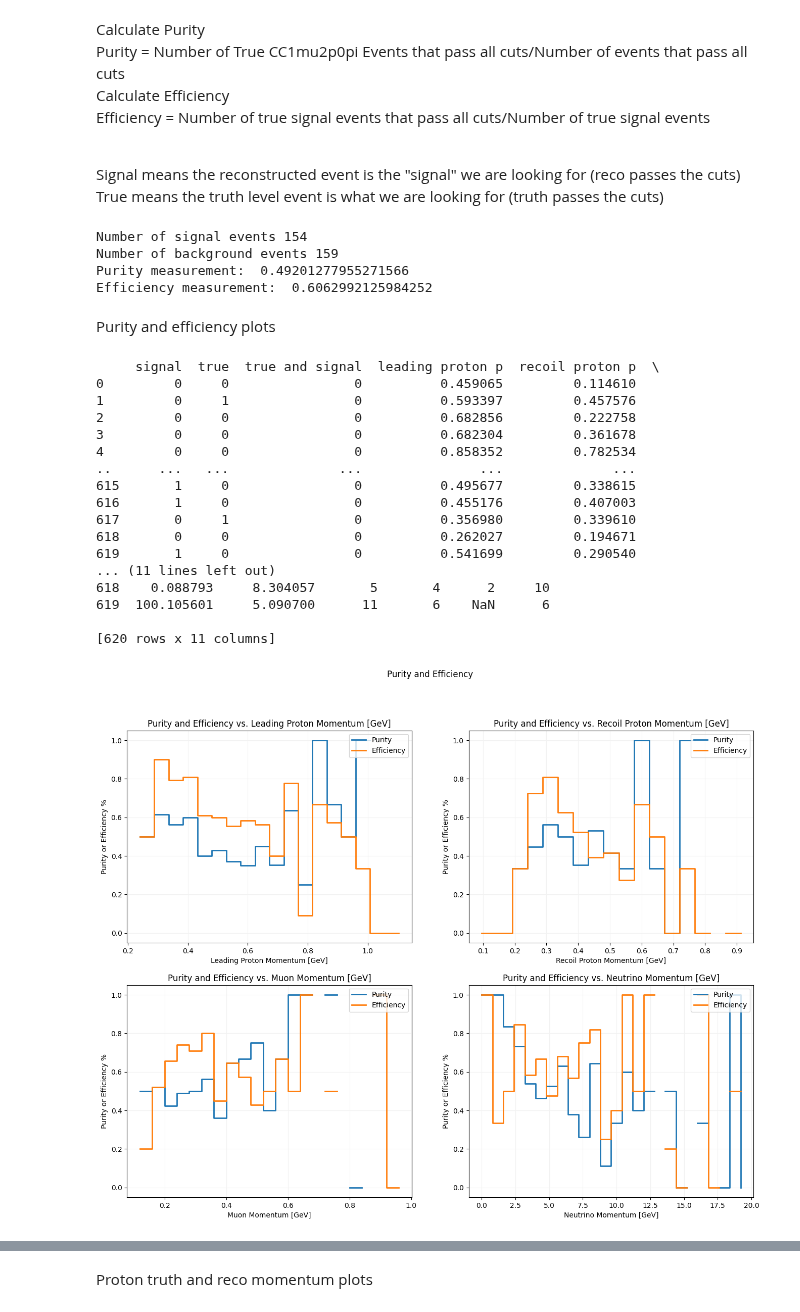
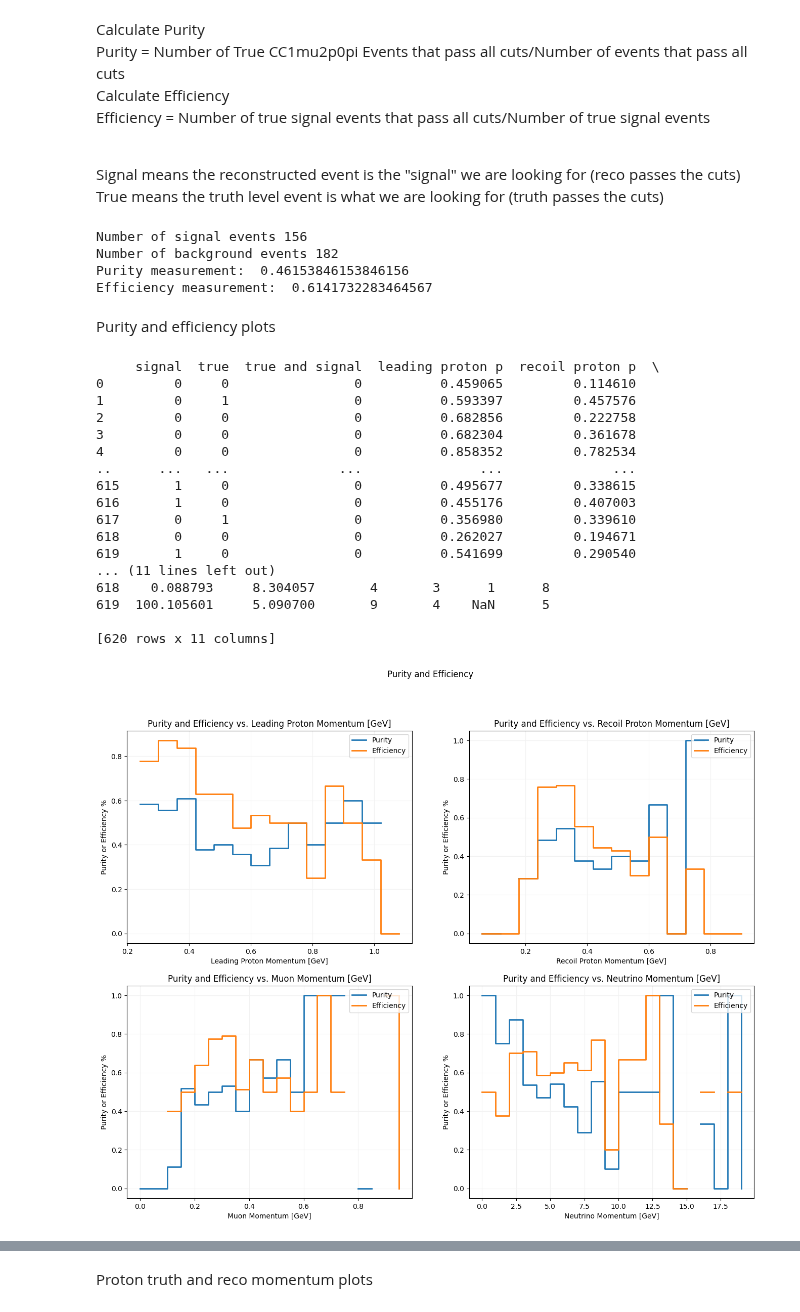
Before and after one commit to ZaeMoore/2x2_CAF, a Jupyter notebook: purity_efficiency/purity_efficiency.ipynb, the cells around one changed output, grey strips where cells are left out. Saved outputs shown, nothing was run; the diff lists cells and outputs as text; code cells hidden in the pictures.

```diff
--- a/purity_efficiency/purity_efficiency.ipynb
+++ b/purity_efficiency/purity_efficiency.ipynb
@@ -40,16 +40,16 @@ def reco_cuts(pdg, p, x_end, y_end, z_end):
     npions = 0
 
     for part in range(len(pdg)):
-        if pdg[part] == 2212 and p[part] <= 1.0 and p[part] > 0.2:
+        if pdg[part] == 2212: #and p[part] <= 1.0 and p[part] > 0.3: #0.2
             if is_contained(x_end[part], y_end[part], z_end[part]):
                 nprotons += 1
         if pdg[part] == 13 or pdg[part] == -13:
-            if p[part] >= 0.15:
+            if p[part] >= 0.0:
                 nmuons += 1
         if pdg[part] == 111 or pdg[part] == 211 or pdg[part] == -211:
             npions += 1
 
-    if nprotons == 2 and nmuons == 1 and npions == 0:
+    if nprotons == 2 and nmuons == 1 and npions == 0: #and len(pdg) == 3:
         return 1
     else:
         return 0
@@ -276,16 +276,17 @@ print("Purity measurement: ", purity)
 efficiency = sum(true_signal_event)/sum(true_event)
 print("Efficiency measurement: ", efficiency)
 # %% [output]
-Number of signal events 154
-Number of background events 159
-Purity measurement:  0.49201277955271566
-Efficiency measurement:  0.6062992125984252
+Number of signal events 156
+Number of background events 182
+Purity measurement:  0.46153846153846156
+Efficiency measurement:  0.6141732283464567
 # %% [markdown]
 Purity and efficiency plots
 # %%
 data = {'signal': signal_event, 'true': true_event, 'true and signal': true_signal_event, 'leading proton p': leading_p_p, 'recoil proton p': recoil_p_p, 'muon p': muon_p, 'nu momentum': true_nu_momentum}
 df = pd.DataFrame(data=data)
 
+#Save purity and efficiency values
 purity_vals_lpp = []
 purity_vals_rpp = []
 purity_vals_mu = []
@@ -295,29 +296,39 @@ eff_vals_rpp = []
 eff_vals_mu = []
 eff_vals_nu = []
 
+#For significance plot
+signal_lpp = []
+signal_rpp = []
+signal_mu = []
+signal_nu = []
+background_lpp = []
+background_rpp = []
+background_mu = []
+background_nu = []
+
 #Leading proton momentum binning
-nbins_lpp = 25
+nbins_lpp = 20
 hist_lpp, bin_edges_lpp = np.histogram(leading_p_p, bins=nbins_lpp, range=(0,1.2)) #Create bins based on leading proton momentum
 labels_lpp = np.arange(0, nbins_lpp) #Label each bin numerically for leading proton momentum
 
 df['bin lpp'] = pd.cut(df['leading proton p'], bins=bin_edges_lpp, labels=labels_lpp) #Create a column in df defining the number bin each event is in based on leading proton momentum
 
 #Recoil proton momentum binning
-nbins_rpp = 25
+nbins_rpp = 20
 hist_rpp, bin_edges_rpp = np.histogram(recoil_p_p, bins=nbins_rpp, range=(0,1.2)) #Create bins based on recoil proton momentum
 labels_rpp = np.arange(0, nbins_rpp) #Label each bin numerically for recoil proton momentum
 
 df['bin rpp'] = pd.cut(df['recoil proton p'], bins=bin_edges_rpp, labels=labels_rpp) #Create a column in df defining the number bin each event is in based on recoil proton momentum
 
 #Muon momentum binning
-nbins_mu = 25
+nbins_mu = 20
 hist_mu, bin_edges_mu = np.histogram(muon_p, bins=nbins_mu, range=(0,1.0)) #Create bins based on recoil proton momentum
 labels_mu = np.arange(0, nbins_mu) #Label each bin numerically for recoil proton momentum
 
 df['bin mu'] = pd.cut(df['muon p'], bins=bin_edges_mu, labels=labels_mu) #Create a column in df defining the number bin each event is in based on recoil proton momentum
 
 #Neutrino energy binning
-nbins_nu = 25
+nbins_nu = 20
 hist_nu, bin_edges_nu = np.histogram(true_nu_momentum, bins=nbins_nu, range=(0,20)) #Create bins based on true neutrino energy
 labels_nu = np.arange(0, nbins_nu) #Label each bin numerically for true neutrino energy
 
@@ -332,6 +343,9 @@ for i in labels_lpp:
     signal_bin = np.array(df_bin['signal'])
     true_signal_bin = np.array(df_bin['true and signal'])
     true_bin = np.array(df_bin['true'])
+
+    signal_lpp.append(sum(signal_bin))
+    background_lpp.append(sum(signal_bin) - sum(true_signal_bin))
 
     if sum(signal_bin) == 0:
         purity_vals_lpp.append(np.nan)
@@ -351,6 +365,9 @@ for i in labels_rpp:
     true_signal_bin = np.array(df_bin['true and signal'])
     true_bin = np.array(df_bin['true'])
 
+    signal_rpp.append(sum(signal_bin))
+    background_rpp.append(sum(signal_bin) - sum(true_signal_bin))
+
     if sum(signal_bin) == 0:
         purity_vals_rpp.append(np.nan)
     else:
@@ -368,6 +385,9 @@ for i in labels_mu:
     signal_bin = np.array(df_bin['signal'])
     true_signal_bin = np.array(df_bin['true and signal'])
     true_bin = np.array(df_bin['true'])
+
+    signal_mu.append(sum(signal_bin))
+    background_mu.append(sum(signal_bin) - sum(true_signal_bin))
 
     if sum(signal_bin) == 0:
         purity_vals_mu.append(np.nan)
@@ -387,6 +407,9 @@ for i in labels_nu:
     true_signal_bin = np.array(df_bin['true and signal'])
     true_bin = np.array(df_bin['true'])
 
+    signal_nu.append(sum(signal_bin))
+    background_nu.append(sum(signal_bin) - sum(true_signal_bin))
+
     if sum(signal_bin) == 0:
         purity_vals_nu.append(np.nan)
     else:
@@ -397,67 +420,70 @@ for i in labels_nu:
     else:
         eff_vals_nu.append(sum(true_signal_bin)/sum(true_bin))
 
-
+#Delete the last bin value because we are plotting each step from the leftmost bin edge
+lpp_values = np.delete(bin_edges_lpp, nbins_lpp)
+rpp_values = np.delete(bin_edges_rpp, nbins_rpp)
+mu_values = np.delete(bin_edges_mu, nbins_mu)
+nu_values = np.delete(bin_edges_nu, nbins_nu)
 
 #Purity and Efficiency Plots
 fig, ax = plt.subplots(2, 2, figsize=(16,12))
 fig.suptitle('Purity and Efficiency')
 #Plot purity and efficiency vs. leading proton momentum
-#Delete the last bin value because we are plotting each step from the leftmost bin edge
-ax[0,0].step(np.delete(bin_edges_lpp, nbins_lpp), purity_vals_lpp, where='post', label='Purity', linewidth='2')
-ax[0,0].step(np.delete(bin_edges_lpp, nbins_lpp), eff_vals_lpp, where='post', label='Efficiency', linewidth='2')
+ax[0,0].step(lpp_values, purity_vals_lpp, where='post', label='Purity', linewidth='2')
+ax[0,0].step(lpp_values, eff_vals_lpp, where='post', label='Efficiency', linewidth='2')
 ax[0,0].set_xlabel('Leading Proton Momentum [GeV]')
 ax[0,0].set_ylabel('Purity or Efficiency %')
 ax[0,0].set_title('Purity and Efficiency vs. Leading Proton Momentum [GeV]')
 ax[0,0].grid(color='0.95')
 ax[0,0].legend(loc='upper right')
 #Plot purity and efficiency vs. recoil proton momentum
-ax[0,1].step(np.delete(bin_edges_rpp, nbins_rpp), purity_vals_rpp, where='post', label='Purity', linewidth='2')
-ax[0,1].step(np.delete(bin_edges_rpp, nbins_rpp), eff_vals_rpp, where='post', label='Efficiency', linewidth='2')
+ax[0,1].step(rpp_values, purity_vals_rpp, where='post', label='Purity', linewidth='2')
+ax[0,1].step(rpp_values, eff_vals_rpp, where='post', label='Efficiency', linewidth='2')
 ax[0,1].set_xlabel('Recoil Proton Momentum [GeV]')
 ax[0,1].set_ylabel('Purity or Efficiency %')
 ax[0,1].set_title('Purity and Efficiency vs. Recoil Proton Momentum [GeV]')
 ax[0,1].grid(color='0.95')
 ax[0,1].legend(loc='upper right')
 #Plot purity and efficiency vs. muon momentum
-ax[1,0].step(np.delete(bin_edges_mu, nbins_mu), purity_vals_mu, where='post', label='Purity', linewidth='2')
-ax[1,0].step(np.delete(bin_edges_mu, nbins_mu), eff_vals_mu, where='post', label='Efficiency', linewidth='2')
+ax[1,0].step(mu_values, purity_vals_mu, where='post', label='Purity', linewidth='2')
+ax[1,0].step(mu_values, eff_vals_mu, where='post', label='Efficiency', linewidth='2')
 ax[1,0].set_xlabel('Muon Momentum [GeV]')
 ax[1,0].set_ylabel('Purity or Efficiency %')
 ax[1,0].set_title('Purity and Efficiency vs. Muon Momentum [GeV]')
 ax[1,0].grid(color='0.95')
 ax[1,0].legend(loc='upper right')
 #Plot purity and efficiency vs. neutrino energy
-ax[1,1].step(np.delete(bin_edges_nu, nbins_nu), purity_vals_nu, where='post', label='Purity', linewidth='2')
-ax[1,1].step(np.delete(bin_edges_nu, nbins_nu), eff_vals_nu, where='post', label='Efficiency', linewidth='2')
+ax[1,1].step(nu_values, purity_vals_nu, where='post', label='Purity', linewidth='2')
+ax[1,1].step(nu_values, eff_vals_nu, where='post', label='Efficiency', linewidth='2')
 ax[1,1].set_xlabel('Neutrino Momentum [GeV]')
 ax[1,1].set_ylabel('Purity or Efficiency %')
 ax[1,1].set_title('Purity and Efficiency vs. Neutrino Momentum [GeV]')
 ax[1,1].grid(color='0.95')
 ax[1,1].legend(loc='upper right')
 
 print(df)
 
 #---------------------------------------------
 #Use true and reco energy bins for purity and efficiency
 #---------------------------------------------
 # %% [output]
      signal  true  true and signal  leading proton p  recoil proton p  \
 0         0     0                0          0.459065         0.114610
 1         0     1                0          0.593397         0.457576
 2         0     0                0          0.682856         0.222758
 3         0     0                0          0.682304         0.361678
 4         0     0                0          0.858352         0.782534
 ..      ...   ...              ...               ...              ...
 615       1     0                0          0.495677         0.338615
 616       1     0                0          0.455176         0.407003
 617       0     1                0          0.356980         0.339610
 618       0     0                0          0.262027         0.194671
 619       1     0                0          0.541699         0.290540
 ... (11 lines left out)
-618    0.088793     8.304057       5       4      2     10
-619  100.105601     5.090700      11       6    NaN      6
+618    0.088793     8.304057       4       3      1      8
+619  100.105601     5.090700       9       4    NaN      5
 
 [620 rows x 11 columns]
-[figure, old version]
+[figure, new version]
 # %% [markdown]
```
Also changed, not shown: parts of 4 cells of this notebook.
